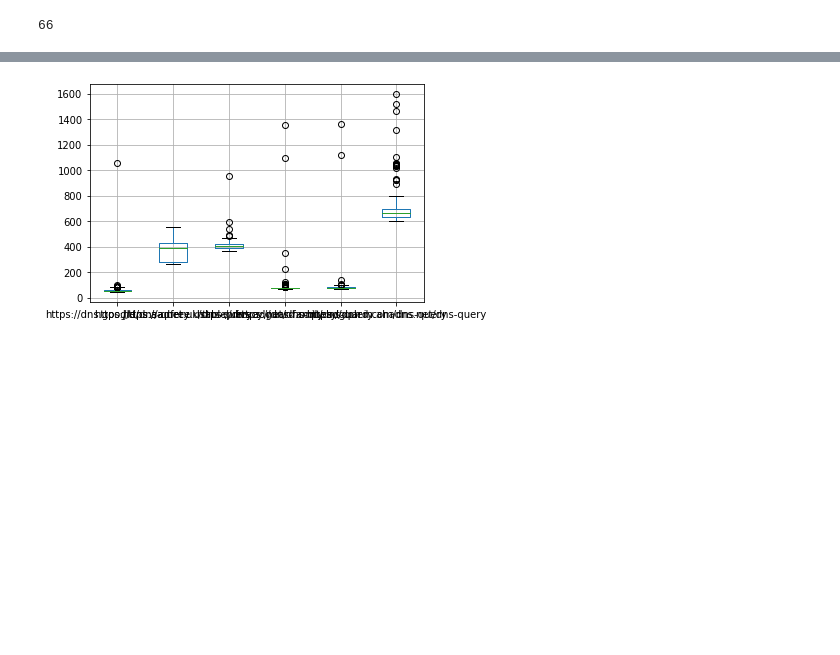
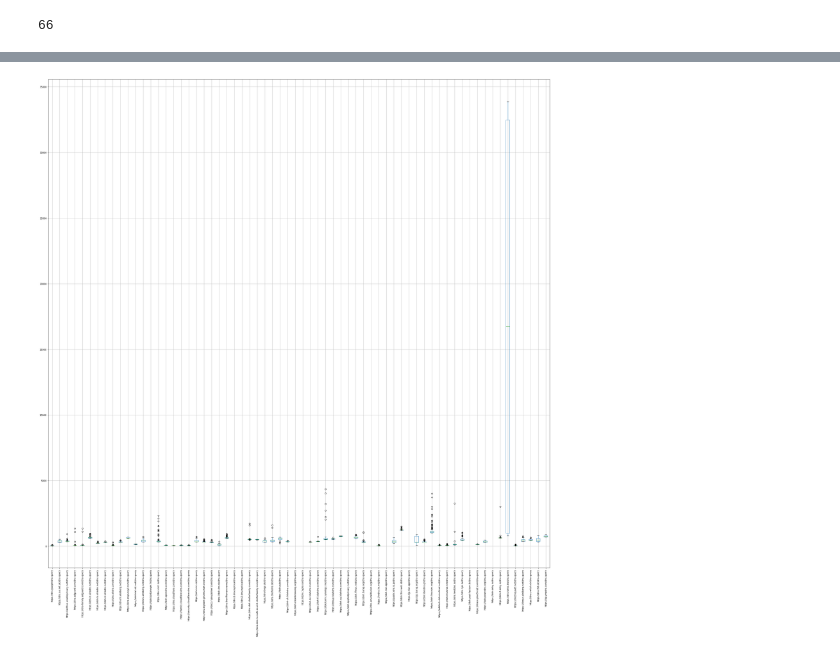
Before and after one commit to noise-lab/dns-measurement, a Jupyter notebook: src/measure/dns-timing/output/Boxplot Data_100.ipynb, the cells around one changed output, grey strips where cells are left out. Cells and saved outputs as stored; diff of their text form; code cells hidden in the pictures; blank space fills up the shorter version.

```diff
--- a/src/measure/dns-timing/output/Boxplot Data_100.ipynb
+++ b/src/measure/dns-timing/output/Boxplot Data_100.ipynb
@@ -78,12 +78,12 @@ boxplot=frame_to_plot.boxplot()
 # %%
-netflix_resp=[0]*(6)
-resp_time_series=[0]*(6)
+netflix_resp=[0]*length
+resp_time_series=[0]*length
 dict_resp_time_series={}
-for i in range(6):
-    netflix_resp[i]=output_csv[(output_csv['resolver']==array_of_resolvers[i]) & (output_csv['domain'] == 'netflix.com')]
+for i in range(length):
+    netflix_resp[i]=output_csv[(output_csv['resolver']==array_of_resolvers[i]) & (output_csv['domain'] == 'google.com')]
     resp_time_series[i]=(netflix_resp[i]['response_time'])
     dict_resp_time_series[array_of_resolvers[i]]= resp_time_series[i]
 frame_to_plot=pd.DataFrame(dict_resp_time_series)
-boxplot=frame_to_plot.boxplot()
+boxplot=frame_to_plot.boxplot(rot = 90, figsize = (40, 40))
 # %% [output]
-[figure, old version]
+[figure, new version]
```
Also changed, not shown: parts of 2 cells of this notebook.
